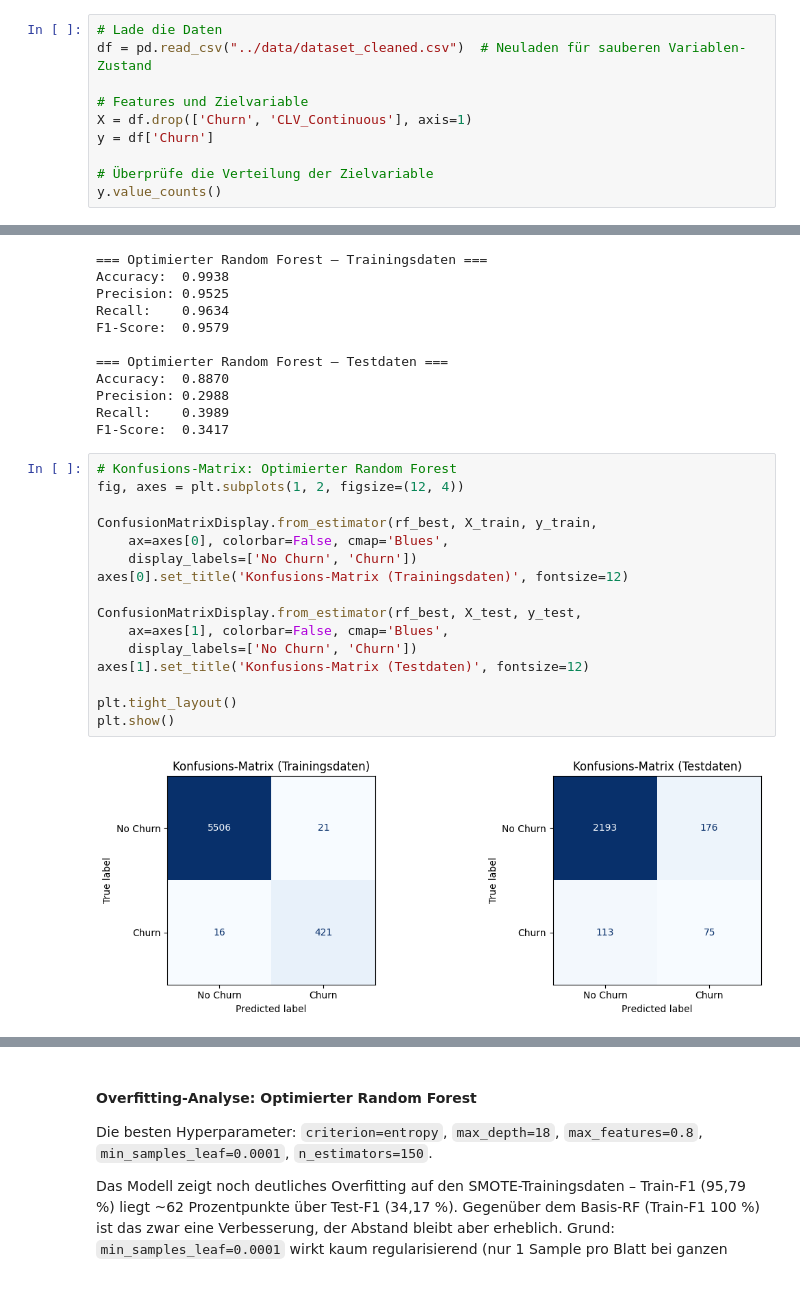
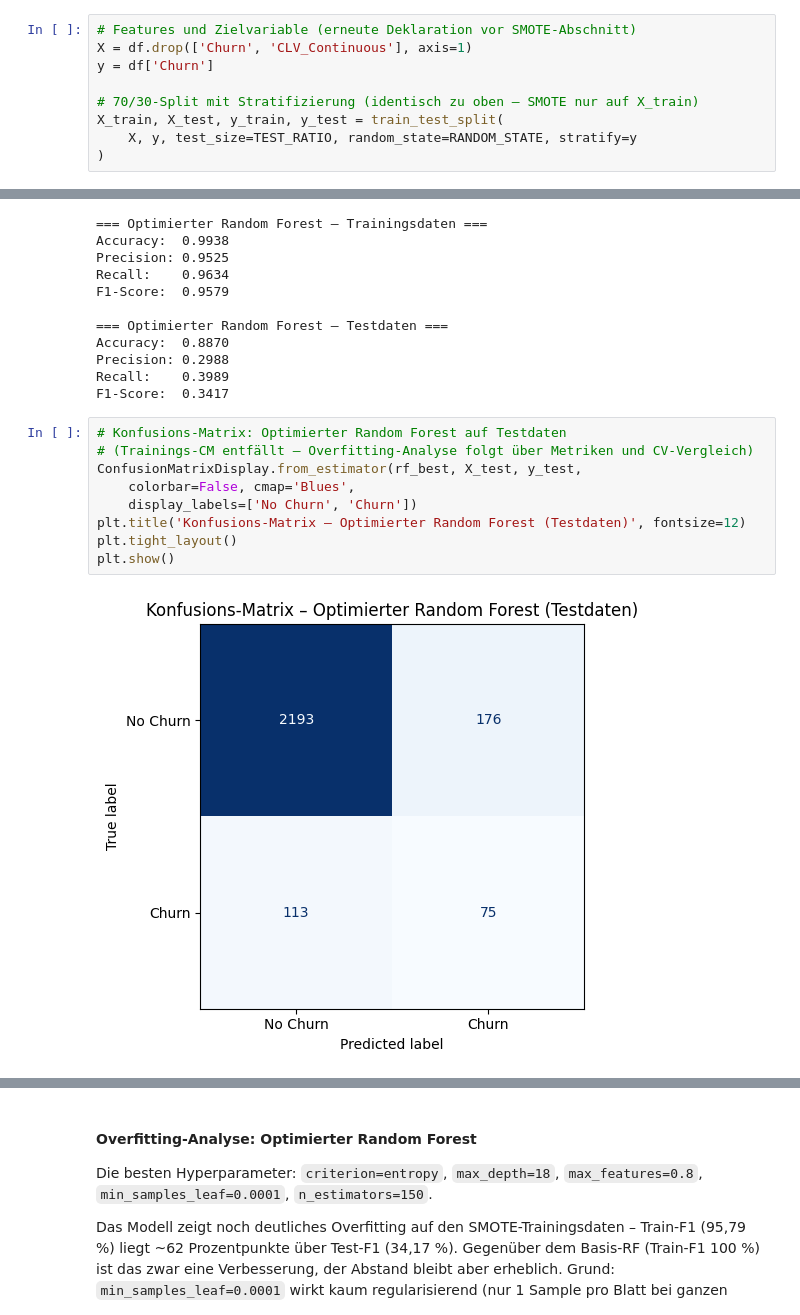
Before and after one commit to PatrickSchubert-Munich/DataScience_and_ML_Assignment, a Jupyter notebook: 01_Classification/Assignment_01_2130238.ipynb, the cells around one changed output, grey strips where cells are left out. Saved outputs shown, nothing was run; the diff lists cells and outputs as text; blank space fills up the shorter version.

```diff
--- a/01_Classification/Assignment_01_2130238.ipynb
+++ b/01_Classification/Assignment_01_2130238.ipynb
@@ -458,10 +363,9 @@ die Modelle für die Praxis unbrauchbar. Deshalb wird jetzt SMOTE eingesetzt.
 # %%
-# Lade die Daten
-df = pd.read_csv("../data/dataset_cleaned.csv")  # Neuladen für sauberen Variablen-Zustand
-
-# Features und Zielvariable
+# Features und Zielvariable (erneute Deklaration vor SMOTE-Abschnitt)
 X = df.drop(['Churn', 'CLV_Continuous'], axis=1)
 y = df['Churn']
 
-# Überprüfe die Verteilung der Zielvariable
-y.value_counts()
+# 70/30-Split mit Stratifizierung (identisch zu oben – SMOTE nur auf X_train)
+X_train, X_test, y_train, y_test = train_test_split(
+    X, y, test_size=TEST_RATIO, random_state=RANDOM_STATE, stratify=y
+)
@@ -1661,23 +1466,16 @@ Precision: 0.2988
 Recall:    0.3989
 F1-Score:  0.3417
 # %%
-# Konfusions-Matrix: Optimierter Random Forest
-fig, axes = plt.subplots(1, 2, figsize=(12, 4))
-
-ConfusionMatrixDisplay.from_estimator(rf_best, X_train, y_train,
-    ax=axes[0], colorbar=False, cmap='Blues',
+# Konfusions-Matrix: Optimierter Random Forest auf Testdaten
+# (Trainings-CM entfällt – Overfitting-Analyse folgt über Metriken und CV-Vergleich)
+ConfusionMatrixDisplay.from_estimator(rf_best, X_test, y_test,
+    colorbar=False, cmap='Blues',
     display_labels=['No Churn', 'Churn'])
-axes[0].set_title('Konfusions-Matrix (Trainingsdaten)', fontsize=12)
-
-ConfusionMatrixDisplay.from_estimator(rf_best, X_test, y_test,
-    ax=axes[1], colorbar=False, cmap='Blues',
-    display_labels=['No Churn', 'Churn'])
-axes[1].set_title('Konfusions-Matrix (Testdaten)', fontsize=12)
-
+plt.title('Konfusions-Matrix – Optimierter Random Forest (Testdaten)', fontsize=12)
 plt.tight_layout()
 plt.show()
 # %% [output]
-[figure, old version]
+[figure, new version]
 # %%
 # Cross-Validation des optimierten Modells
 cv_results_best = cross_validate(
```
Also changed, not shown: parts of 112 cells of this notebook, 5 other files.
